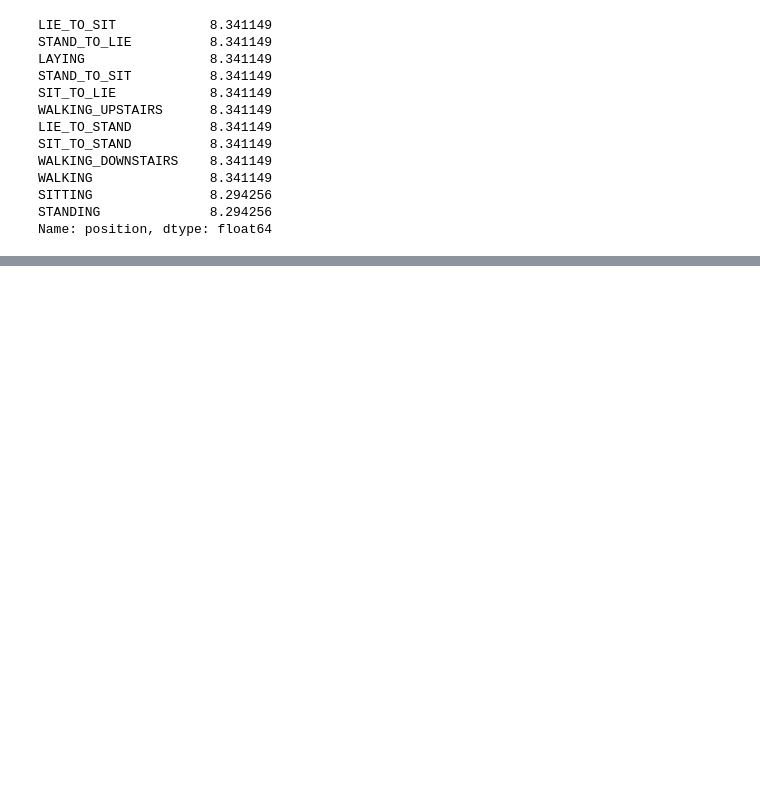
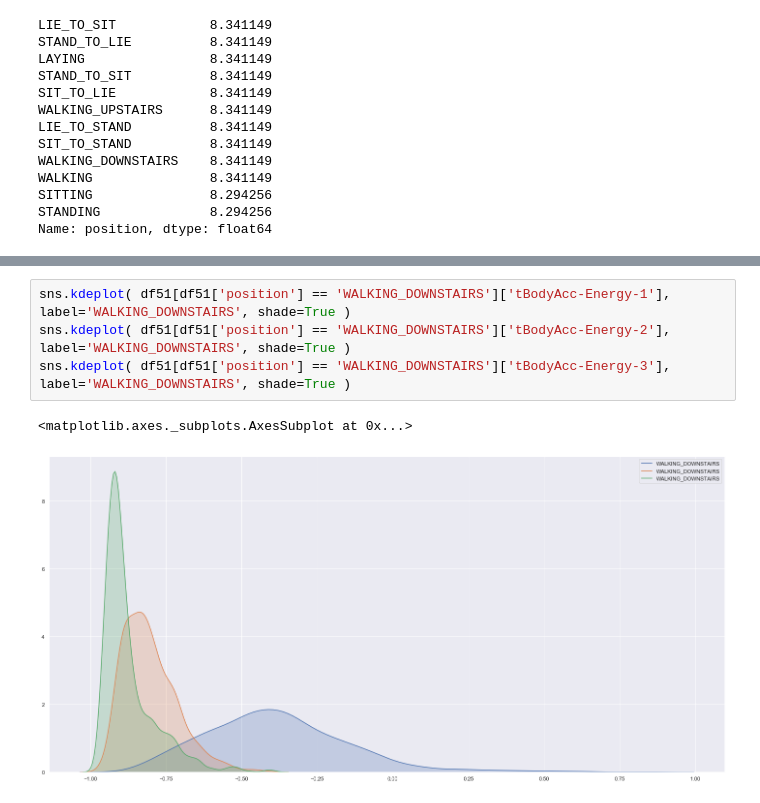
Before and after one commit to panambY/Human_Activity_Recognition, a Jupyter notebook: Human_Activity_Recognition.ipynb, the cells around one changed output, grey strips where cells are left out. Drawn from its saved outputs; the diff is of its cells as text; blank space fills up the shorter version.

```diff
--- a/Human_Activity_Recognition.ipynb
+++ b/Human_Activity_Recognition.ipynb
@@ -350,0 +382,7 @@ Name: position, dtype: float64
+# %%
+sns.kdeplot( df51[df51['position'] == 'WALKING_DOWNSTAIRS']['tBodyAcc-Energy-1'], label='WALKING_DOWNSTAIRS', shade=True )
+sns.kdeplot( df51[df51['position'] == 'WALKING_DOWNSTAIRS']['tBodyAcc-Energy-2'], label='WALKING_DOWNSTAIRS', shade=True )
+sns.kdeplot( df51[df51['position'] == 'WALKING_DOWNSTAIRS']['tBodyAcc-Energy-3'], label='WALKING_DOWNSTAIRS', shade=True )
+# %% [output]
+<matplotlib.axes._subplots.AxesSubplot at 0x...>
+[figure, added]
```
Also changed, not shown: parts of 18 cells of this notebook, 6 other files.
